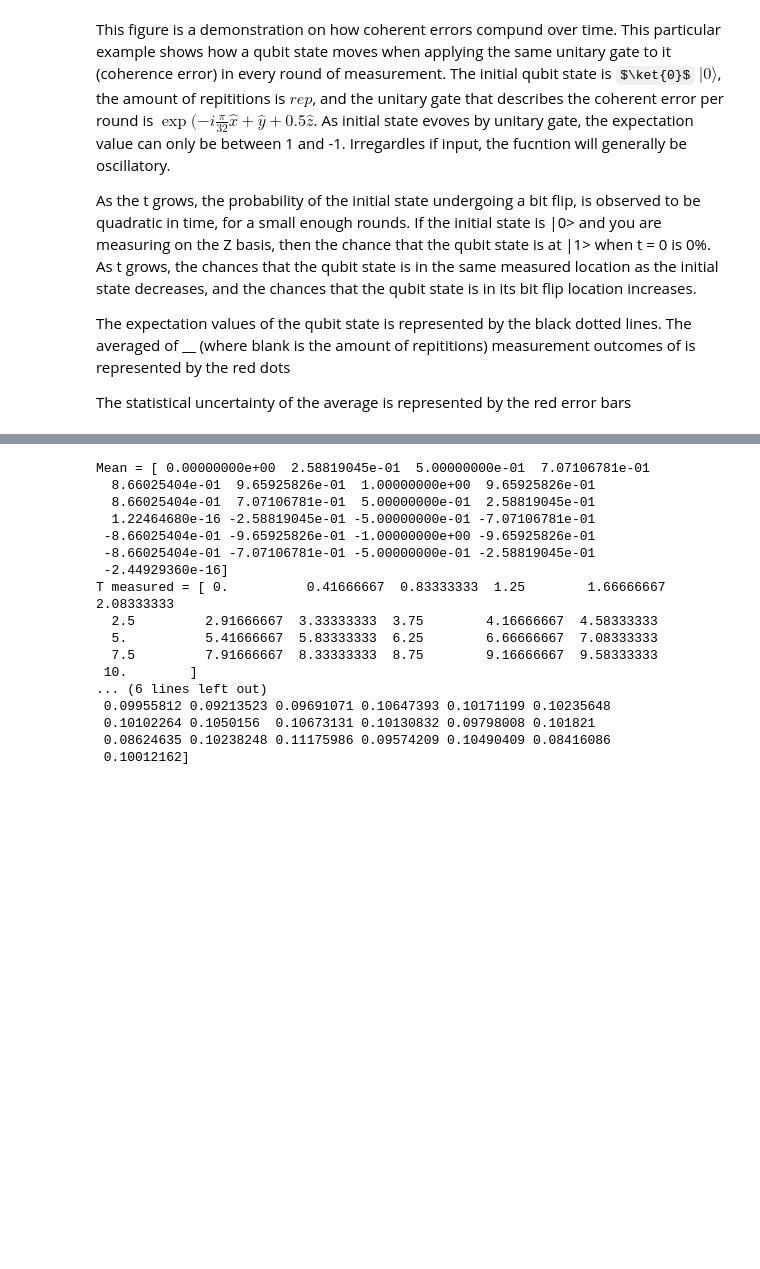
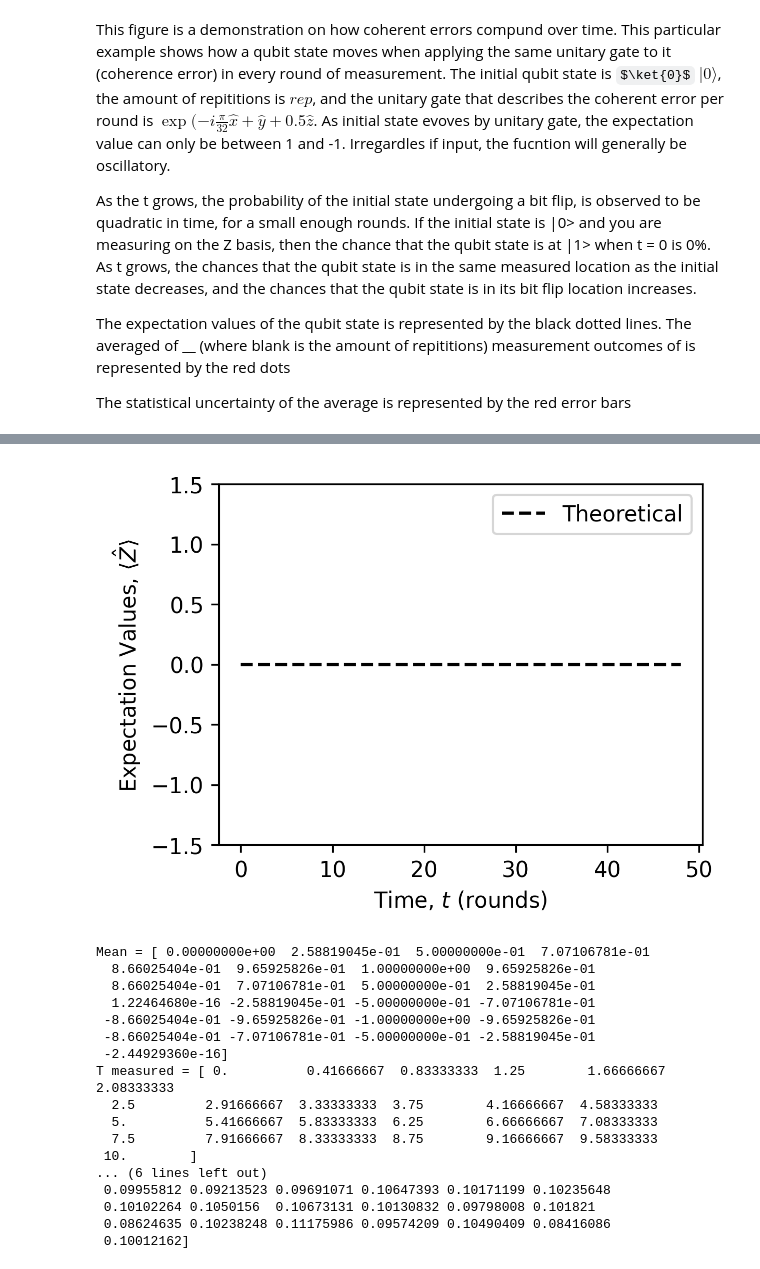
Before and after one commit to ThatGuy65/YQIwork, a Jupyter notebook: Chapter3Examples.ipynb, the cells around one changed output, grey strips where cells are left out. Cells and saved outputs as stored; diff of their text form; code cells hidden in the pictures; some formulas as TeX source; blank space fills up the shorter version.

```diff
--- a/Chapter3Examples.ipynb
+++ b/Chapter3Examples.ipynb
@@ -681,0 +589,85 @@ Prob(z): 0
+# %%
+def pauli_sim_plot(initial, probs, t, proj_basis):
+
+    #mean, theoretical, record = coherent_sim(initial, unitary, t, rep, proj_basis, seed)
+
+    fig, ax = plt.subplots(1, 1, figsize=(4, 3), dpi=300)
+    ax.set_ylim(-1.5, 1.5)
+
+    x_axis = np.arange(t)
+    theory_y_axis = []
+    mean = []
+    sample_std_list = []
+
+    match proj_basis: #Based on Projector Basis of Measurement..
+        case "X": #case x (eigenstates + and -)
+            ket  = 1 / np.sqrt(2) * (basis(2,0) - basis(2,1))
+            proj = ket * (ket).dag()
+            chosen_gate = sigmax()
+            #Populate the y axis with expectation values of applied Pauli Error Density Matrix on
+            for time in x_axis:
+                #theoretical_density = get_pauli_error(initial, probs, seed + time)
+                theoretical_density = get_pauli_error(get_pauli_error(initial, probs), probs)
+
+                theory_y_axis.append(expect(chosen_gate, theoretical_density))
+
+
+        case "Y":  #case y (eigenstates +i and -i)
+            ket  = 1 / np.sqrt(2) * (basis(2,0) - (1j * basis(2,1)))
+            proj = ket * (ket).dag()
+            chosen_gate = sigmay()
+
+            for time in x_axis:
+                theoretical_density = get_pauli_error(get_pauli_error(initial, probs), probs)
+                theory_y_axis.append(expect(chosen_gate, theoretical_density))
+
+        case "Z":  #case z (eigenstates 0 and 1 )
+            proj = basis(2,1) * basis(2,1).dag()
+            chosen_gate = sigmaz()
+
+            for time in x_axis:
+                theoretical_density = get_pauli_error(get_pauli_error(initial, probs), probs)
+                theory_y_axis.append(expect(chosen_gate, theoretical_density))
+
+
+
+    #uncertainty = np.array(sample_std_list)  / np.sqrt(rep)
+
+    print(f"Theoretical Expectation Values = {theory_y_axis}")
+    #print(f"X AXIS = {x_axis}")
+    #print(f"Measured Mean = {measured_mean}")
+    #print(f"Measured Means = {mean}")
+
+    #print(f"Measured Error = {std_error}")
+    #print(f"Total Measured Error = {error}")
+    ax.plot(x_axis, theory_y_axis, '--k', label='Theoretical')
+
+
+    #t_measured = np.linspace(0, t_max, num_measurement) # times at which measurements are performed
+    #mean = some_function(t_measured) # mean values of the measurement
+    #measured_error = np.std(mean, axis = -1) / np.sqrt(rep)
+
+    #print(f"Measured Error = {measured_error}")
+    #print(f"Measured Error Array = {error}")
+    ax.set_xlabel('Time, $t$ (rounds)') # Description, variable in math form, units
+    ax.set_ylabel(f'Expectation Values, $\\langle \hat {{{proj_basis}}}\\rangle$ ') #(mV)
+
+    '''
+    ax.errorbar(x_axis, mean, # supply the x and y coordinates
+                color='#AA4433',
+                yerr= uncertainty, # supply the size of the error bars
+                fmt='o', # only draw datapoints using circles, don't connect
+                markersize=2.5, # size of the circles
+                capsize=2, # size of the caps on the error bars
+                label='Measured',
+                )
+    '''
+
+    ax.legend(loc = "upper right") # create the legend with previously marked information
+
+pauli_sim_plot(basis(2,0) * basis(2,0).dag(), probs={'Px' : 0.25,
+               'Py' : 0.25,
+               'Pi' : 0.25,
+               'Pz' : 0.25},
+               t=49, proj_basis="Z")
+# %% [output]
@@ -682,3 +675,4 @@ Prob(z): 0
+[figure, added]
 # %%
 def example_plot(period=10, stderr=1, t_max=10):
     '''The is an example plotting function
```
Also changed, not shown: parts of 3 cells of this notebook.
